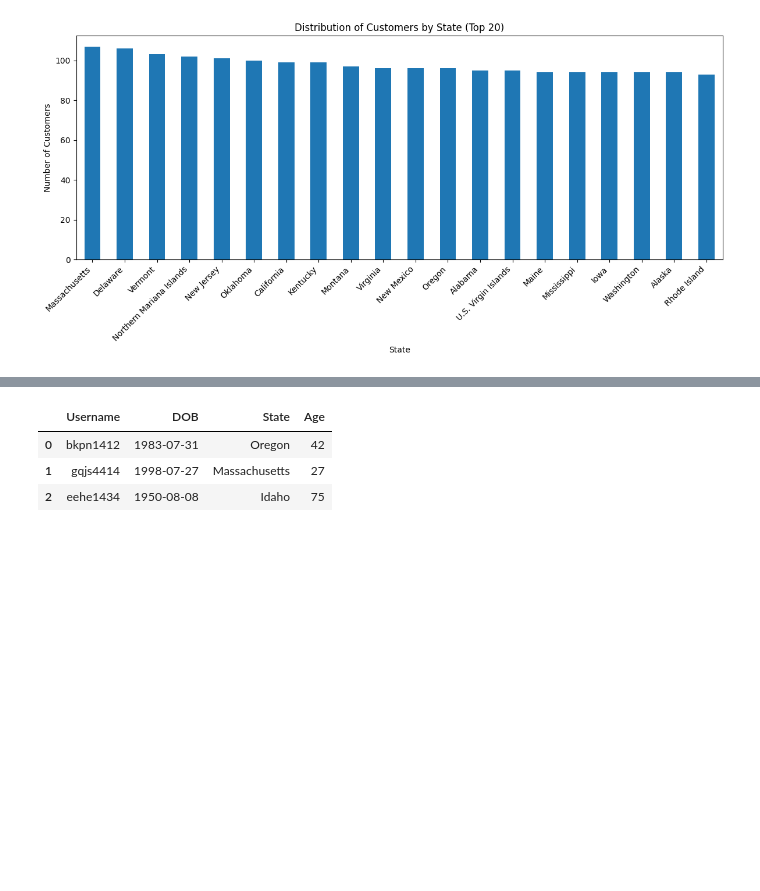
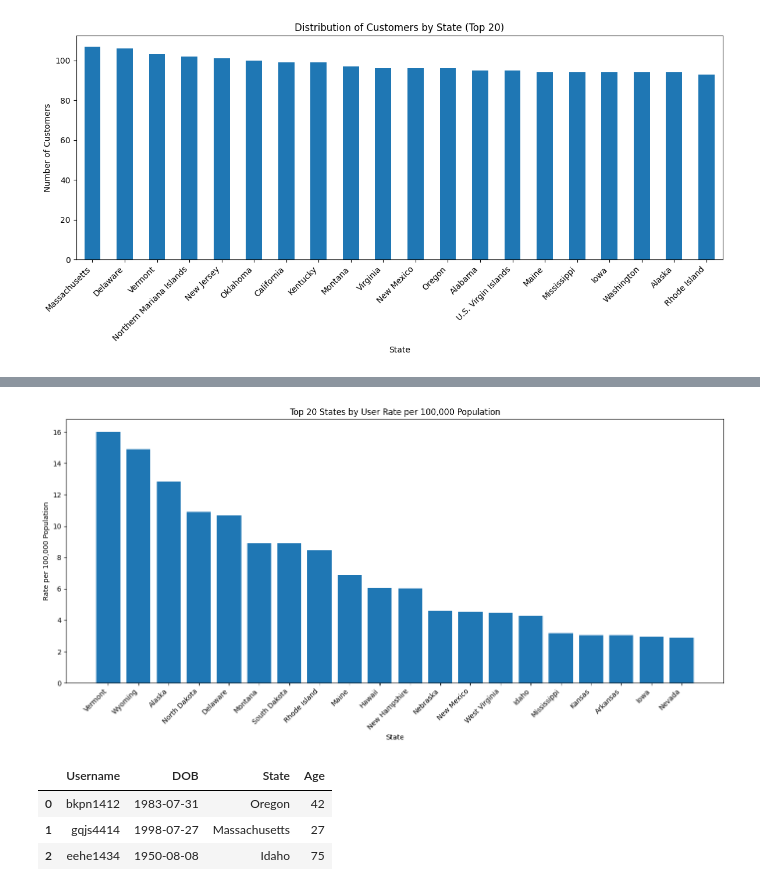
Before and after one commit to RedeemerNtumy/JCPennyConsultancyProject, a Jupyter notebook: 3549063_BD2.ipynb, the cells around one changed output, grey strips where cells are left out. Saved outputs shown, nothing was run; the diff lists cells and outputs as text; code cells hidden in the pictures; blank space fills up the shorter version.

```diff
--- a/3549063_BD2.ipynb
+++ b/3549063_BD2.ipynb
@@ -256,0 +373,9 @@ plot_top_distribution(
+# %%
+# Convert population to numeric
+latest_population_df['POP'] = pd.to_numeric(latest_population_df['POP'])
+# %%
+# Merge user counts with the latest population data
+merged_population_users = pd.merge(user_counts_by_state, latest_population_df, on='State', how='inner')
+# %%
+# Calculate the rate per 100,000 population
+merged_population_users['Rate_Per_100K'] = (merged_population_users['User_Count'] / merged_population_users['POP']) * 100000
@@ -257,3 +405,17 @@ plot_top_distribution(
+# %%
+# Sort the data by Rate_Per_100K to see which states perform best relative to population
+top_20_states_by_rate = merged_population_users.sort_values(by='Rate_Per_100K', ascending=False).head(20)
+# %%
+# Plotting Rate Per 100K for the top 20 states
+plt.figure(figsize=(14, 7))
+plt.bar(top_20_states_by_rate['State'], top_20_states_by_rate['Rate_Per_100K'])
+plt.title('Top 20 States by User Rate per 100,000 Population')
+plt.xlabel('State')
+plt.ylabel('Rate per 100,000 Population')
+plt.xticks(rotation=45, ha='right')
+plt.tight_layout();
+# %% [output]
+[figure, added]
 # %%
 # Making a copy of the user data
 updated_users = users.copy()
```
Also changed, not shown: parts of 27 cells of this notebook.
